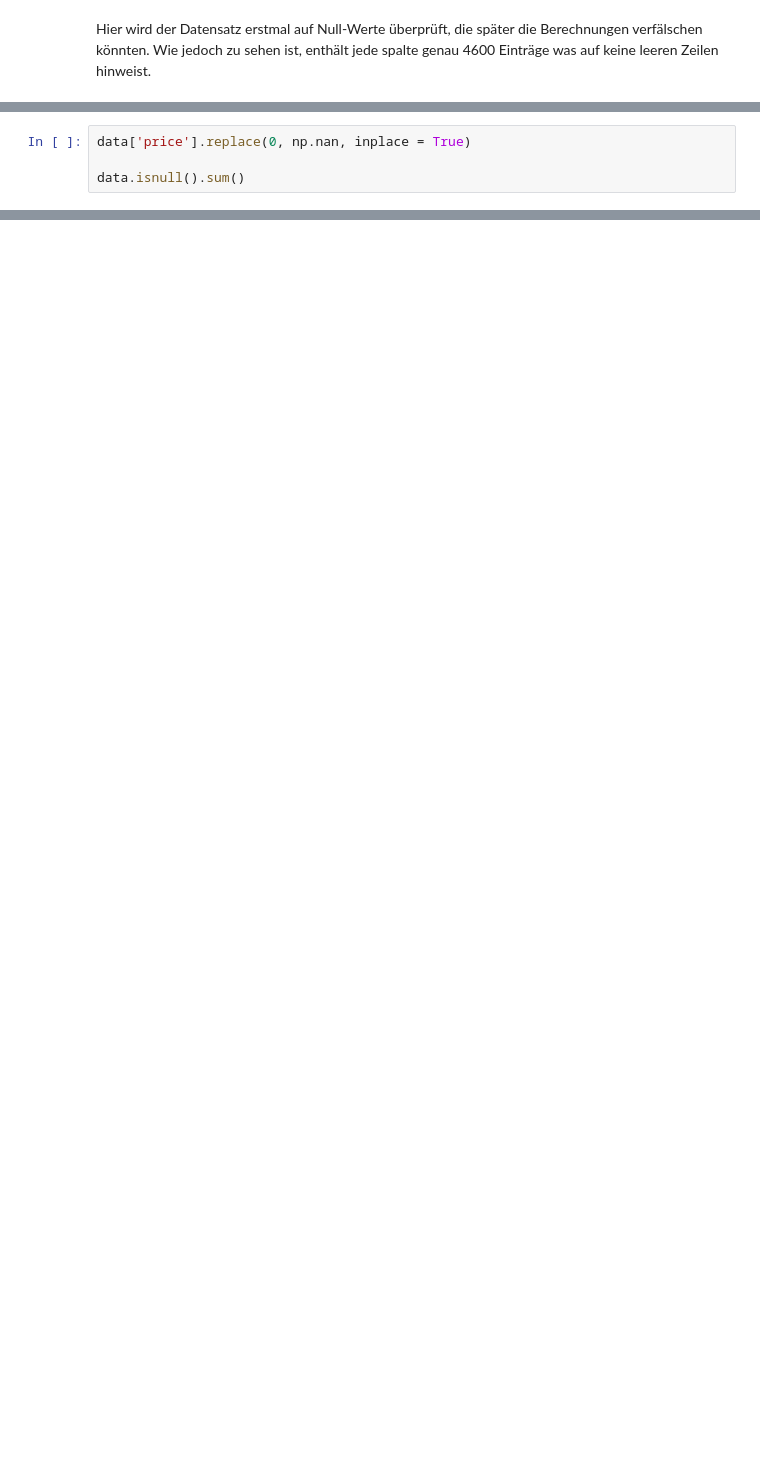
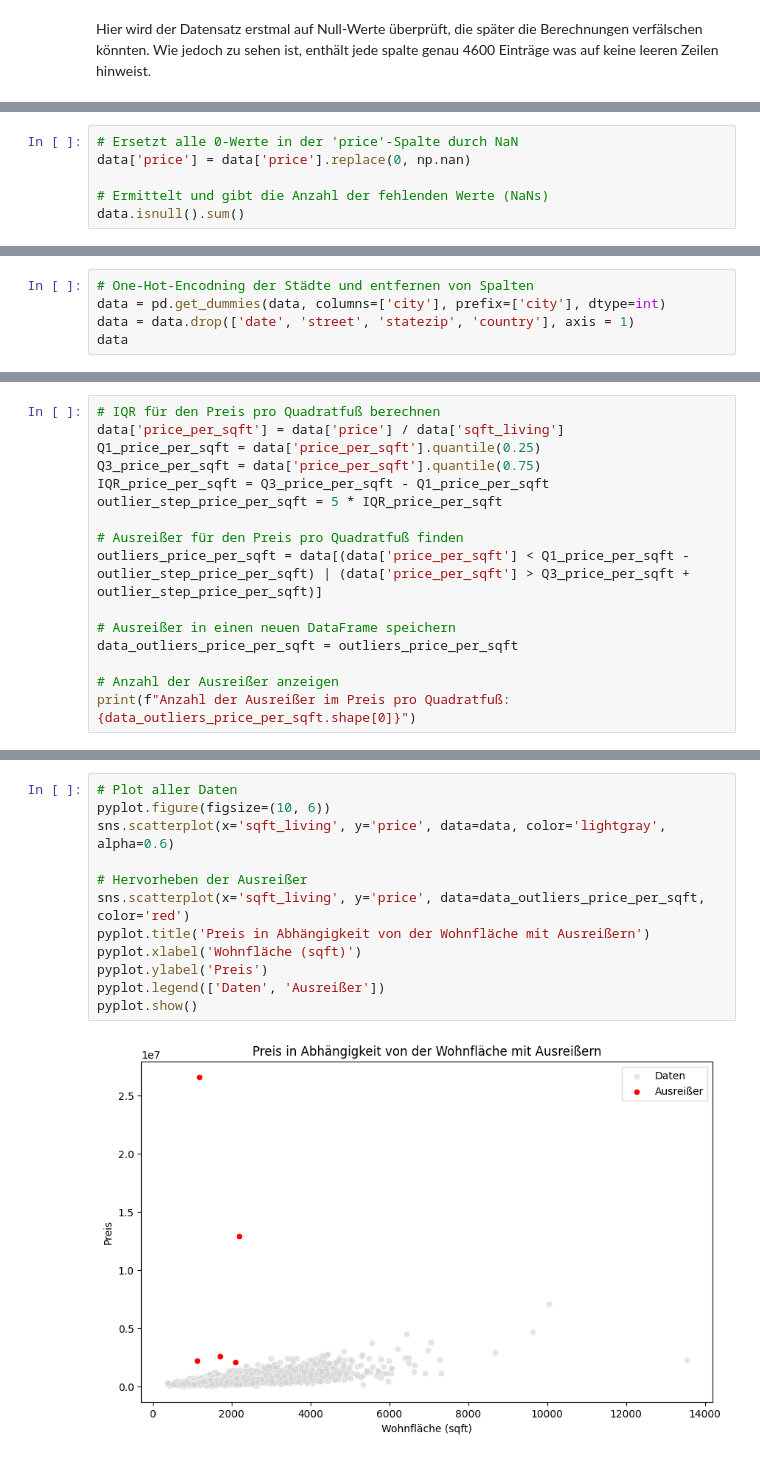
Before and after one commit to LucaFeulner/DataExploratio, a Jupyter notebook: test.ipynb, the cells around one changed output, grey strips where cells are left out. Cells and saved outputs as stored; diff of their text form; blank space fills up the shorter version.

```diff
--- a/test.ipynb
+++ b/test.ipynb
@@ -77,4 +60,0 @@ data.describe().T
-# %%
-data['price'].replace(0, np.nan, inplace = True)
-
-data.isnull().sum()
@@ -259,0 +89,6 @@ pyplot.show()
+# %%
+# Ersetzt alle 0-Werte in der 'price'-Spalte durch NaN
+data['price'] = data['price'].replace(0, np.nan)
+
+# Ermittelt und gibt die Anzahl der fehlenden Werte (NaNs)
+data.isnull().sum()
@@ -259,0 +163,5 @@ pyplot.show()
+# %%
+# One-Hot-Encodning der Städte und entfernen von Spalten
+data = pd.get_dummies(data, columns=['city'], prefix=['city'], dtype=int)
+data = data.drop(['date', 'street', 'statezip', 'country'], axis = 1)
+data
@@ -259,0 +191,16 @@ pyplot.show()
+# %%
+# IQR für den Preis pro Quadratfuß berechnen
+data['price_per_sqft'] = data['price'] / data['sqft_living']
+Q1_price_per_sqft = data['price_per_sqft'].quantile(0.25)
+Q3_price_per_sqft = data['price_per_sqft'].quantile(0.75)
+IQR_price_per_sqft = Q3_price_per_sqft - Q1_price_per_sqft
+outlier_step_price_per_sqft = 5 * IQR_price_per_sqft
+
+# Ausreißer für den Preis pro Quadratfuß finden
+outliers_price_per_sqft = data[(data['price_per_sqft'] < Q1_price_per_sqft - outlier_step_price_per_sqft) | (data['price_per_sqft'] > Q3_price_per_sqft + outlier_step_price_per_sqft)]
+
+# Ausreißer in einen neuen DataFrame speichern
+data_outliers_price_per_sqft = outliers_price_per_sqft
+
+# Anzahl der Ausreißer anzeigen
+print(f"Anzahl der Ausreißer im Preis pro Quadratfuß: {data_outliers_price_per_sqft.shape[0]}")
@@ -259,0 +209,14 @@ pyplot.show()
+# %%
+# Plot aller Daten
+pyplot.figure(figsize=(10, 6))
+sns.scatterplot(x='sqft_living', y='price', data=data, color='lightgray', alpha=0.6)
+
+# Hervorheben der Ausreißer
+sns.scatterplot(x='sqft_living', y='price', data=data_outliers_price_per_sqft, color='red')
+pyplot.title('Preis in Abhängigkeit von der Wohnfläche mit Ausreißern')
+pyplot.xlabel('Wohnfläche (sqft)')
+pyplot.ylabel('Preis')
+pyplot.legend(['Daten', 'Ausreißer'])
+pyplot.show()
+# %% [output]
+[figure, added]
```
Also changed, not shown: parts of 45 cells of this notebook.
